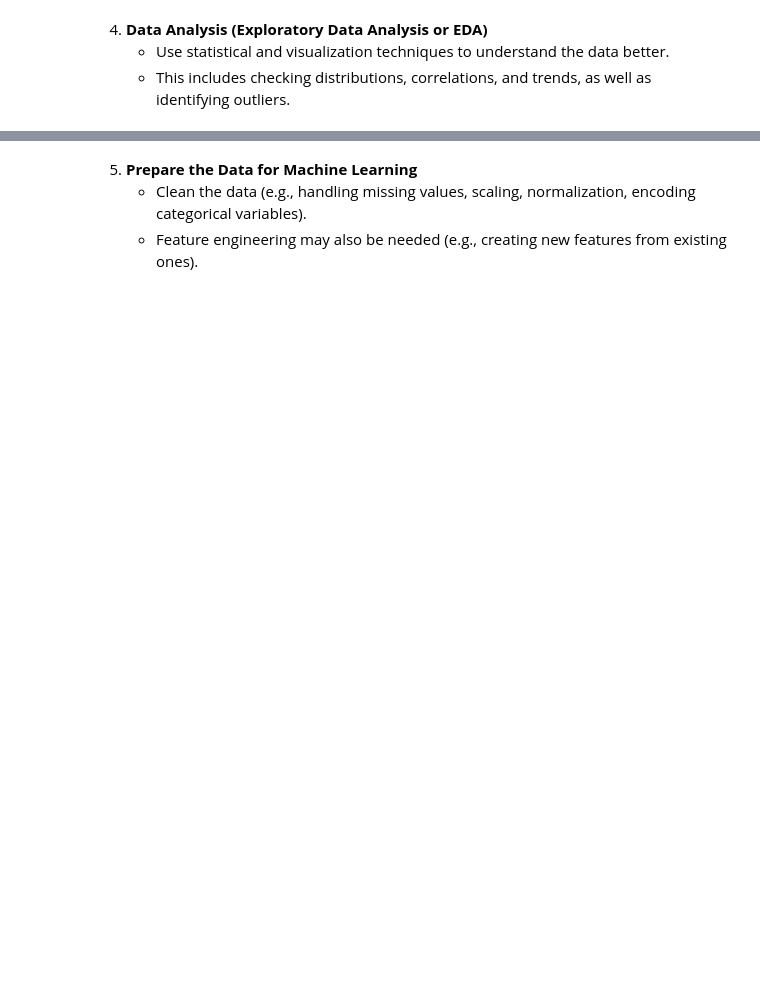
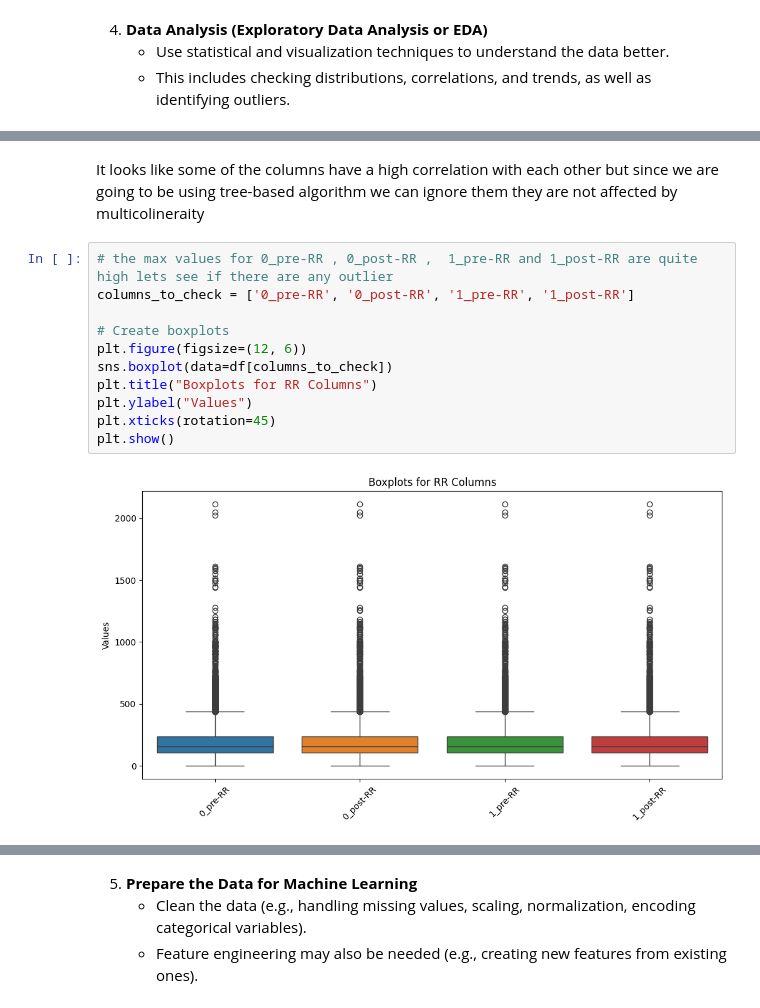
Before and after one commit to Tobai24/ECG-Arrhythmia-Classifier, a Jupyter notebook: notebooks/analysis.ipynb, the cells around one changed output, grey strips where cells are left out. Cells and saved outputs as stored; diff of their text form; blank space fills up the shorter version.

```diff
--- a/notebooks/analysis.ipynb
+++ b/notebooks/analysis.ipynb
@@ -164,0 +217,15 @@ NameError: name 'df' is not defined
+# %% [markdown]
+It looks like some of the columns have a high correlation with each other but since we are going to be using tree-based algorithm we can ignore them they are not affected by multicolineraity
+# %%
+# the max values for 0_pre-RR , 0_post-RR ,  1_pre-RR and 1_post-RR are quite high lets see if there are any outlier
+columns_to_check = ['0_pre-RR', '0_post-RR', '1_pre-RR', '1_post-RR']
+
+# Create boxplots
+plt.figure(figsize=(12, 6))
+sns.boxplot(data=df[columns_to_check])
+plt.title("Boxplots for RR Columns")
+plt.ylabel("Values")
+plt.xticks(rotation=45)
+plt.show()
+# %% [output]
+[figure, added]
```
Also changed, not shown: parts of 20 cells of this notebook, 8 other files.
